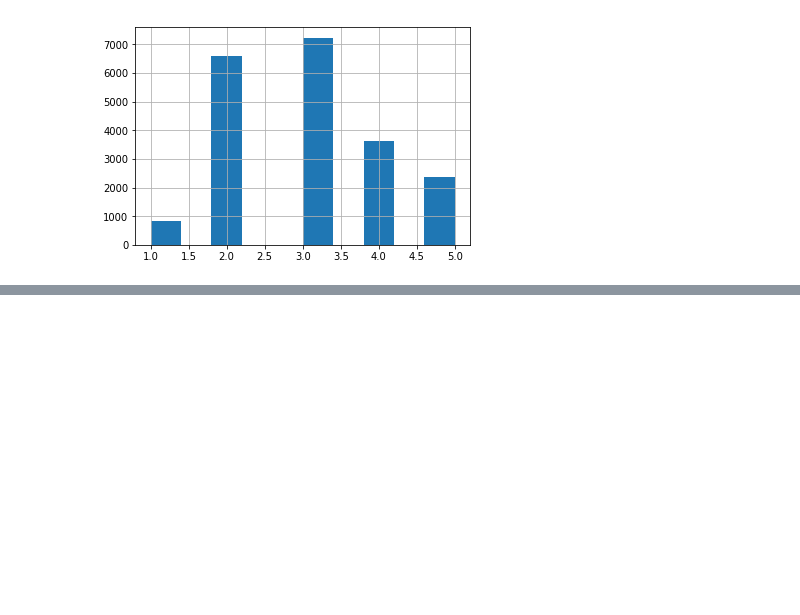
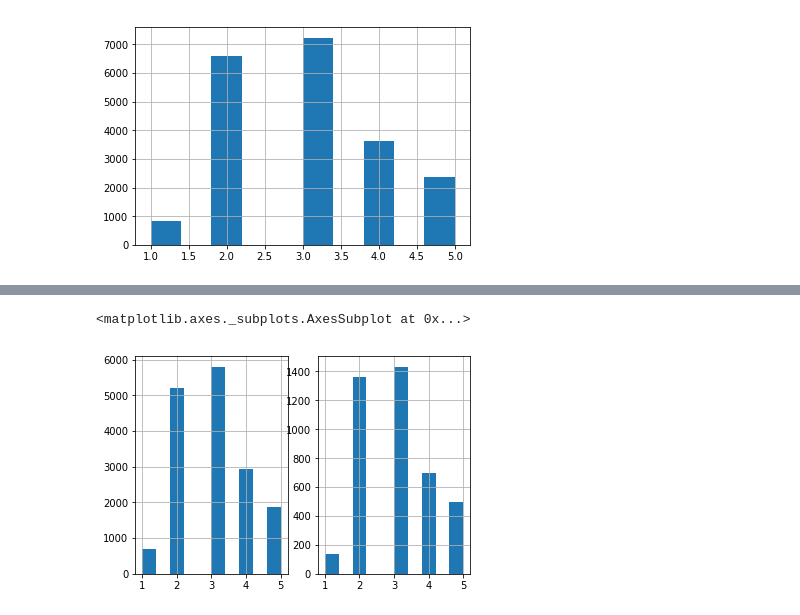
Before and after one commit to battyone/python_tutorial, a Jupyter notebook: handson-ml/01 housing/notebook/Housing.ipynb, the cells around one changed output, grey strips where cells are left out. Saved outputs shown, nothing was run; the diff lists cells and outputs as text; code cells hidden in the pictures; blank space fills up the shorter version.

```diff
--- a/handson-ml/01 housing/notebook/Housing.ipynb
+++ b/handson-ml/01 housing/notebook/Housing.ipynb
@@ -93,5 +94,8 @@ housing["income_cat"].hist()
 housing_with_id = housing.reset_index()
 train_set, test_set = split_train_test_by_id(housing_with_id, 0.2, "index")
 
-train_set.head()
+fig, axes = plt.subplots(1, 2)
+
+train_set["income_cat"].hist(ax=axes[0])
+test_set["income_cat"].hist(ax=axes[1])
 # %% [output]
@@ -103,0 +102,2 @@ train_set.head()
+<matplotlib.axes._subplots.AxesSubplot at 0x...>
+[figure, added]
```
Also changed, not shown: parts of 11 cells of this notebook.
